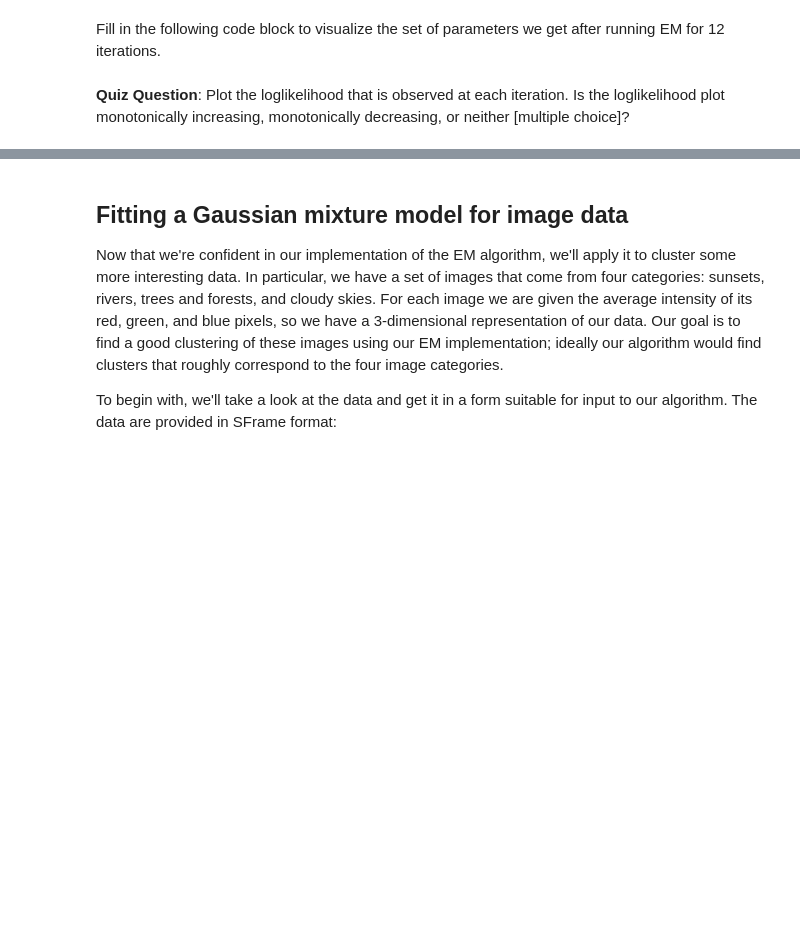
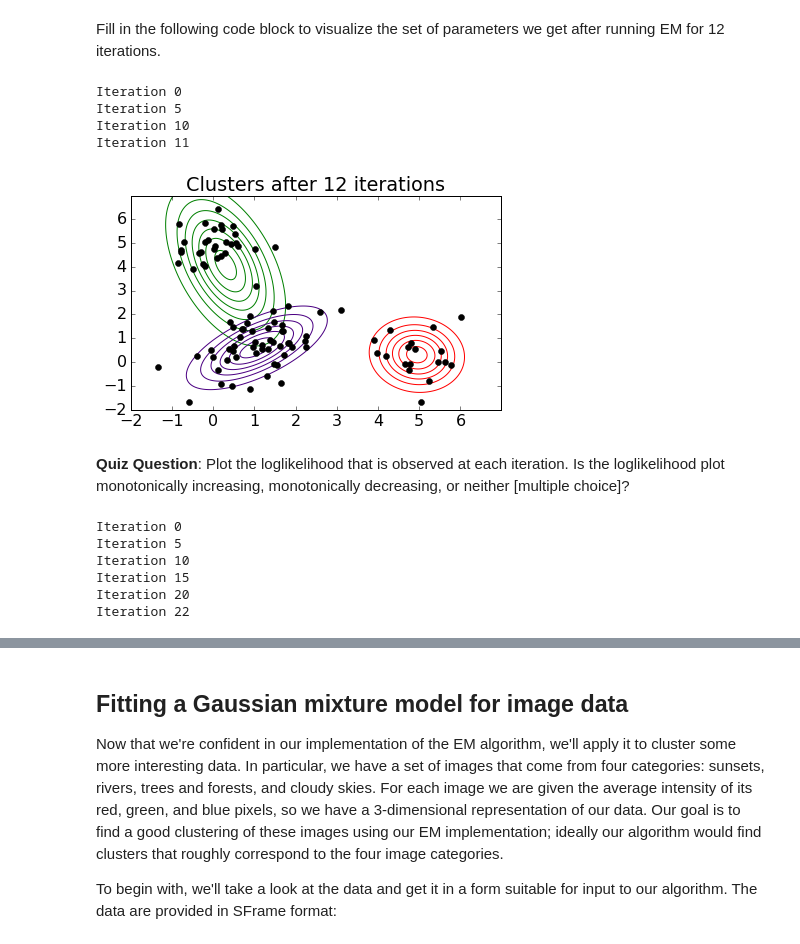
Before and after one commit to ronnyma/ml-spec, a Jupyter notebook: C4/w4/3_em-for-gmm_blank.ipynb, the cells around one changed output, grey strips where cells are left out. Cells and saved outputs as stored; diff of their text form; code cells hidden in the pictures; blank space fills up the shorter version.

```diff
--- a/C4/w4/3_em-for-gmm_blank.ipynb
+++ b/C4/w4/3_em-for-gmm_blank.ipynb
@@ -204,7 +204,7 @@ def compute_means(data, resp, counts):
             # YOUR CODE HERE
             weighted_sum += resp[i, k] * data[i]
         # YOUR CODE HERE
-        means[k] = (1 / counts) * weighted_sum[k]
+        means[k] = (1 / counts[k]) * weighted_sum
 
     return means
 # %% [markdown]
@@ -252,7 +252,7 @@ def compute_covariances(data, resp, counts, means):
             # YOUR CODE HERE (Hint: Use np.outer on the data[i] and this cluster's mean)
             weighted_sum += resp[i][k] * np.outer((data[i] - means[k]), np.transpose((data[i] - means[k])))
         # YOUR CODE HERE
-        covariances[k] = (1/counts) * weighted_sum
+        covariances[k] = (1/counts[k]) * weighted_sum
 
     return covariances
 # %% [markdown]
@@ -310,21 +310,21 @@ def EM(data, init_means, init_covariances, init_weights, maxiter=1000, thresh=1e
 
         # Update the weight for cluster k using the M-step update rule for the cluster weight, \hat{\pi}_k.
         # YOUR CODE HERE
-        weights = ...
+        weights = compute_weights(counts)
 
         # Update means for cluster k using the M-step update rule for the mean variables.
         # This will assign the variable means[k] to be our estimate for \hat{\mu}_k.
         # YOUR CODE HERE
-        means = ...
+        means = compute_means(data, resp, counts)
 
         # Update covariances for cluster k using the M-step update rule for covariance variables.
         # This will assign the variable covariances[k] to be the estimate for \hat{\Sigma}_k.
         # YOUR CODE HERE
-        covariances = ...
+        covariances = compute_covariances(data, resp, counts, means)
 
         # Compute the loglikelihood at this iteration
         # YOUR CODE HERE
-        ll_latest = ...
+        ll_latest = loglikelihood(data, weights, means, covariances)
         ll_trace.append(ll_latest)
 
         # Check for convergence in log-likelihood and store
@@ -465,16 +510,29 @@ plot_contours(data, results['means'], results['covs'], 'Final clusters')
 Fill in the following code block to visualize the set of parameters we get after running EM for 12 iterations.
 # %%
 # YOUR CODE HERE
-results = ...
+results = results = EM(data, initial_means, initial_covs, initial_weights, maxiter=12)
 
 plot_contours(data, results['means'], results['covs'], 'Clusters after 12 iterations')
+# %% [output]
+Iteration 0
+Iteration 5
+Iteration 10
+Iteration 11
+[figure, added]
 # %% [markdown]
 **Quiz Question**: Plot the loglikelihood that is observed at each iteration. Is the loglikelihood plot monotonically increasing, monotonically decreasing, or neither [multiple choice]?
 # %%
 results = EM(data, initial_means, initial_covs, initial_weights)
 
 # YOUR CODE HERE
-loglikelihoods = ...
+loglikelihoods = results['loglik']
+# %% [output]
+Iteration 0
+Iteration 5
+Iteration 10
+Iteration 15
+Iteration 20
+Iteration 22
 # %%
 plt.plot(range(len(loglikelihoods)), loglikelihoods, linewidth=4)
 plt.xlabel('Iteration')
```
Also changed, not shown: parts of 21 cells of this notebook.
